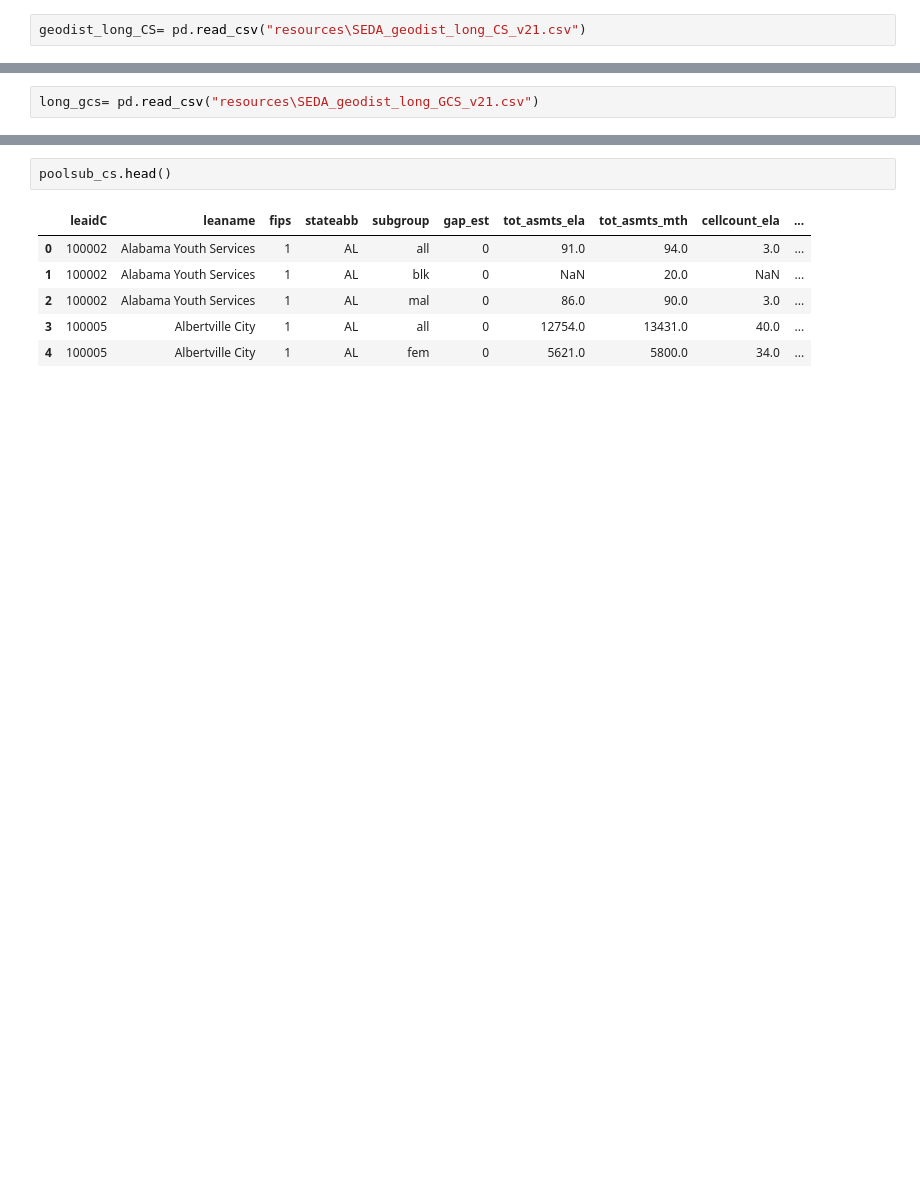
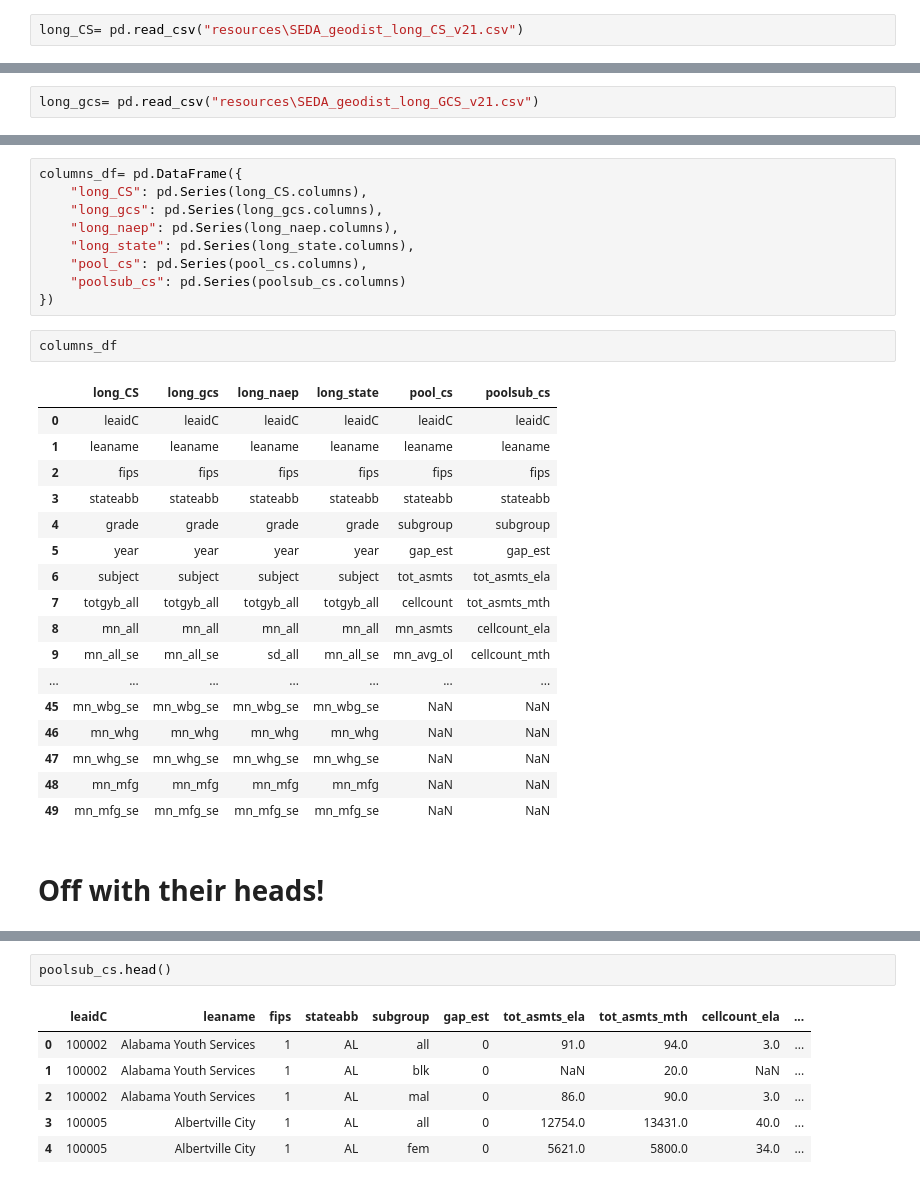
Before and after one commit to tbuck09/Education_Data_Visualization_Project, a Jupyter notebook: SEDA_Data_EDA.ipynb, the cells around one changed output, grey strips where cells are left out. Cells and saved outputs as stored; diff of their text form; blank space fills up the shorter version.

```diff
--- a/SEDA_Data_EDA.ipynb
+++ b/SEDA_Data_EDA.ipynb
@@ -8,4 +8,4 @@ pd.set_option('display.max_columns', 500)
 # %% [markdown]
 # Read in Data
 # %%
-geodist_long_CS= pd.read_csv("resources\SEDA_geodist_long_CS_v21.csv")
+long_CS= pd.read_csv("resources\SEDA_geodist_long_CS_v21.csv")
@@ -296,0 +38,31 @@ Name: count, dtype: float64
+# %%
+columns_df= pd.DataFrame({
+    "long_CS": pd.Series(long_CS.columns),
+    "long_gcs": pd.Series(long_gcs.columns),
+    "long_naep": pd.Series(long_naep.columns),
+    "long_state": pd.Series(long_state.columns),
+    "pool_cs": pd.Series(pool_cs.columns),
+    "poolsub_cs": pd.Series(poolsub_cs.columns)
+})
+# %%
+columns_df
+# %% [output]
+|  | long_CS | long_gcs | long_naep | long_state | pool_cs | poolsub_cs |
+| 0 | leaidC | leaidC | leaidC | leaidC | leaidC | leaidC |
+| 1 | leaname | leaname | leaname | leaname | leaname | leaname |
+| 2 | fips | fips | fips | fips | fips | fips |
+| 3 | stateabb | stateabb | stateabb | stateabb | stateabb | stateabb |
+| 4 | grade | grade | grade | grade | subgroup | subgroup |
+| 5 | year | year | year | year | gap_est | gap_est |
+| 6 | subject | subject | subject | subject | tot_asmts | tot_asmts_ela |
+| 7 | totgyb_all | totgyb_all | totgyb_all | totgyb_all | cellcount | tot_asmts_mth |
+| 8 | mn_all | mn_all | mn_all | mn_all | mn_asmts | cellcount_ela |
+| 9 | mn_all_se | mn_all_se | sd_all | mn_all_se | mn_avg_ol | cellcount_mth |
+| ... | ... | ... | ... | ... | ... | ... |
+| 45 | mn_wbg_se | mn_wbg_se | mn_wbg_se | mn_wbg_se | NaN | NaN |
+| 46 | mn_whg | mn_whg | mn_whg | mn_whg | NaN | NaN |
+| 47 | mn_whg_se | mn_whg_se | mn_whg_se | mn_whg_se | NaN | NaN |
+| 48 | mn_mfg | mn_mfg | mn_mfg | mn_mfg | NaN | NaN |
+| 49 | mn_mfg_se | mn_mfg_se | mn_mfg_se | mn_mfg_se | NaN | NaN |
+# %% [markdown]
+# Off with their heads!
```
Also changed, not shown: parts of 76 cells of this notebook.
